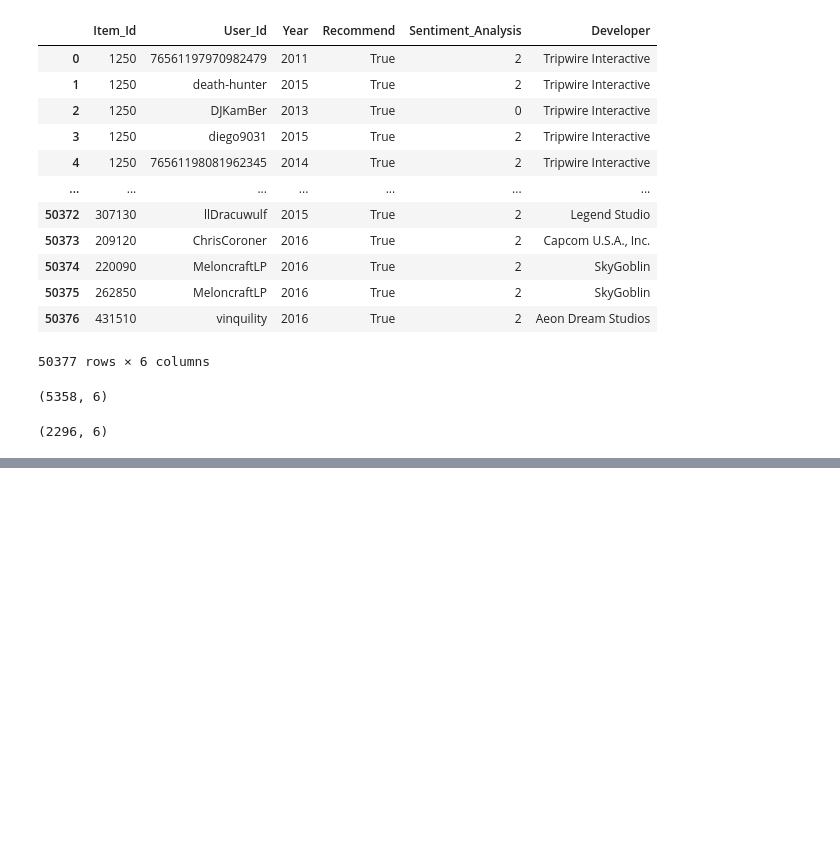
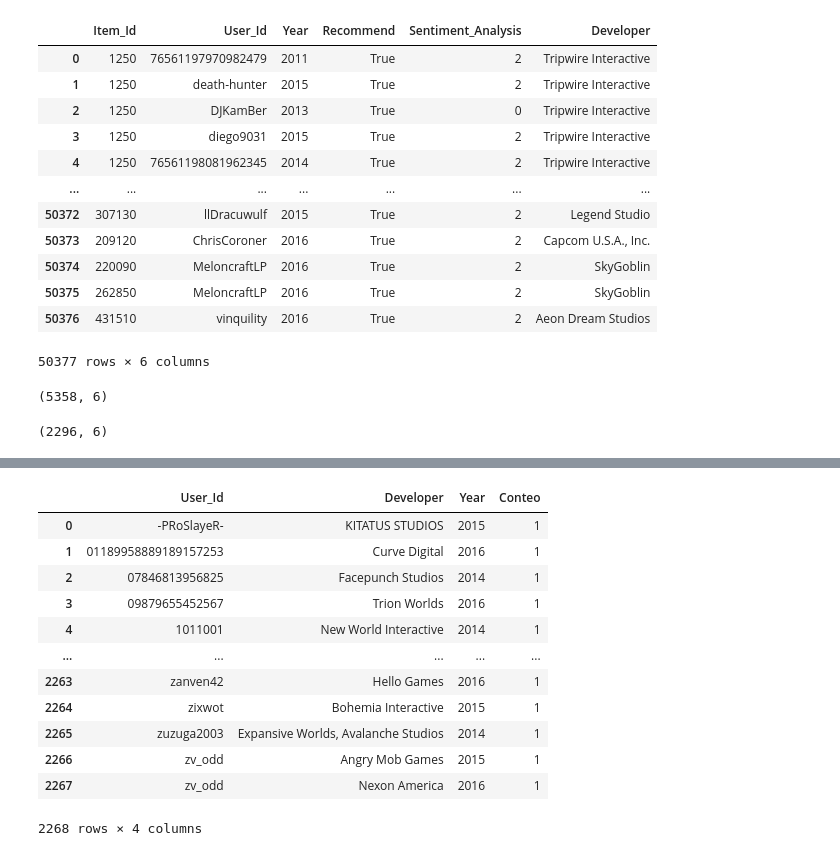
Before and after one commit to DavidssonGon/PI_ML_OPS_STEAM_DSFT17, a Jupyter notebook: ETL2.ipynb, the cells around one changed output, grey strips where cells are left out. Cells and saved outputs as stored; diff of their text form; code cells hidden in the pictures; blank space fills up the shorter version.

```diff
--- a/ETL2.ipynb
+++ b/ETL2.ipynb
@@ -847,0 +857,18 @@ df_games.head()
+# %%
+# Se agrupa por 'User_Id', 'Developer', y 'Year', y contar las ocurrencias
+df_UsersWorstDeveloper = df_UsersWorstDeveloper.groupby(['User_Id', 'Developer', 'Year']).size().reset_index(name='Conteo')
+df_UsersWorstDeveloper
+# %% [output]
+|  | User_Id | Developer | Year | Conteo |
+| 0 | -PRoSlayeR- | KITATUS STUDIOS | 2015 | 1 |
+| 1 | 01189958889189157253 | Curve Digital | 2016 | 1 |
+| 2 | 07846813956825 | Facepunch Studios | 2014 | 1 |
+| 3 | 09879655452567 | Trion Worlds | 2016 | 1 |
+| 4 | 1011001 | New World Interactive | 2014 | 1 |
+| ... | ... | ... | ... | ... |
+| 2263 | zanven42 | Hello Games | 2016 | 1 |
+| 2264 | zixwot | Bohemia Interactive | 2015 | 1 |
+| 2265 | zuzuga2003 | Expansive Worlds, Avalanche Studios | 2014 | 1 |
+| 2266 | zv_odd | Angry Mob Games | 2015 | 1 |
+| 2267 | zv_odd | Nexon America | 2016 | 1 |
+2268 rows × 4 columns
```
Also changed, not shown: parts of 30 cells of this notebook, 1 other file.
